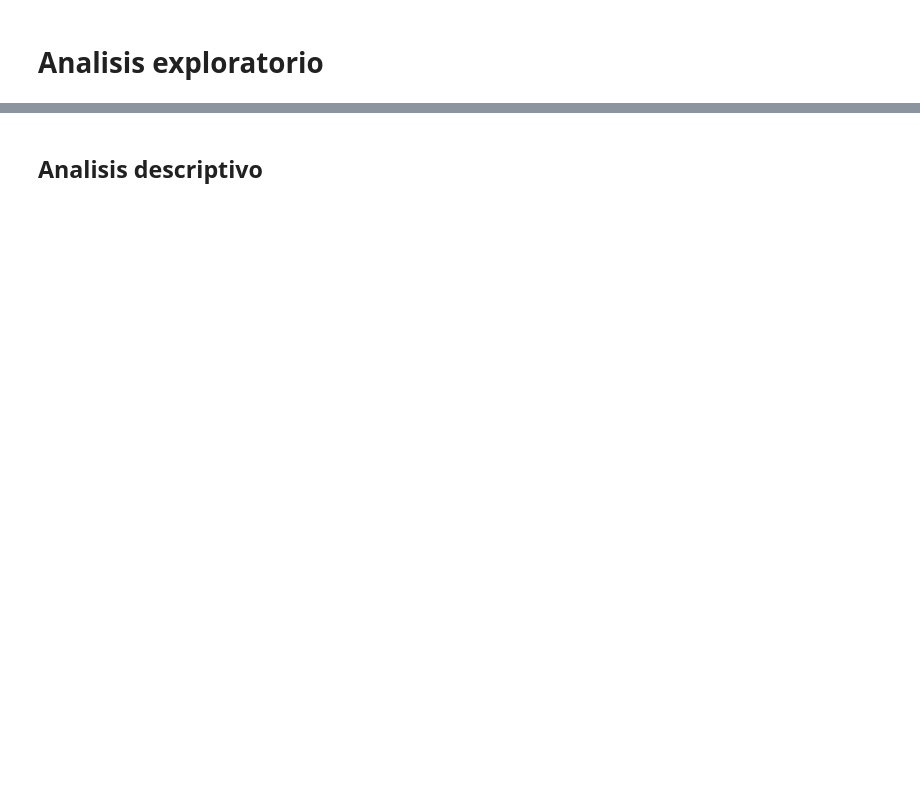
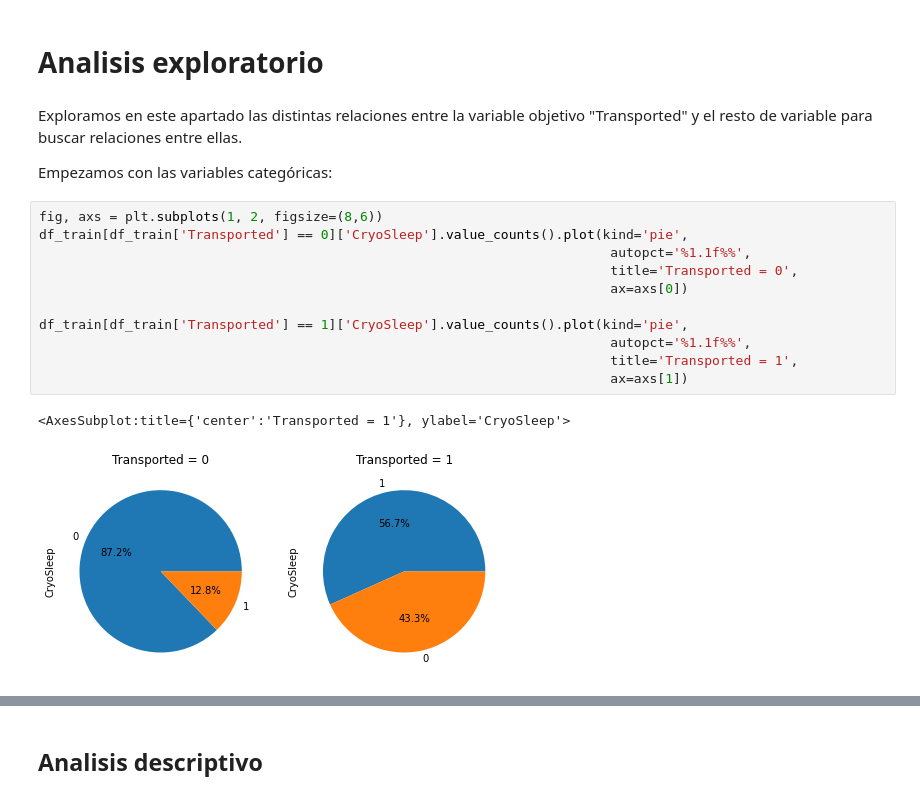
Before and after one commit to aliciacg7/spaceship-titanic-eda, a Jupyter notebook: spaceship-eda.ipynb, the cells around one changed output, grey strips where cells are left out. Saved outputs shown, nothing was run; the diff lists cells and outputs as text; blank space fills up the shorter version.

```diff
--- a/spaceship-eda.ipynb
+++ b/spaceship-eda.ipynb
@@ -132,2 +166,20 @@ df_train.head()
 # %% [markdown]
 # Analisis exploratorio
+# %% [markdown]
+Exploramos en este apartado las distintas relaciones entre la variable objetivo "Transported" y el resto de variable para buscar relaciones entre ellas.
+
+Empezamos con las variables categóricas:
+# %%
+fig, axs = plt.subplots(1, 2, figsize=(8,6))
+df_train[df_train['Transported'] == 0]['CryoSleep'].value_counts().plot(kind='pie',
+                                                                         autopct='%1.1f%%',
+                                                                         title='Transported = 0',
+                                                                         ax=axs[0])
+
+df_train[df_train['Transported'] == 1]['CryoSleep'].value_counts().plot(kind='pie',
+                                                                         autopct='%1.1f%%',
+                                                                         title='Transported = 1',
+                                                                         ax=axs[1])
+# %% [output]
+<AxesSubplot:title={'center':'Transported = 1'}, ylabel='CryoSleep'>
+[figure, added]
```
Also changed, not shown: parts of 14 cells of this notebook.
